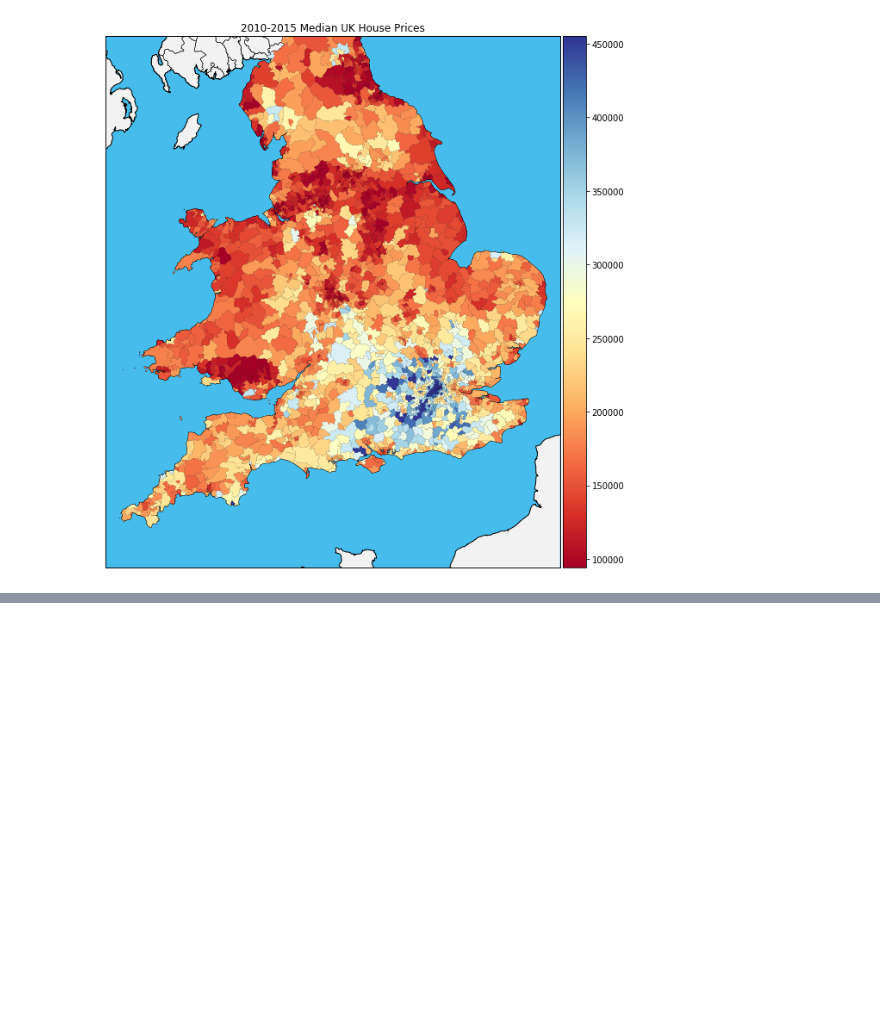
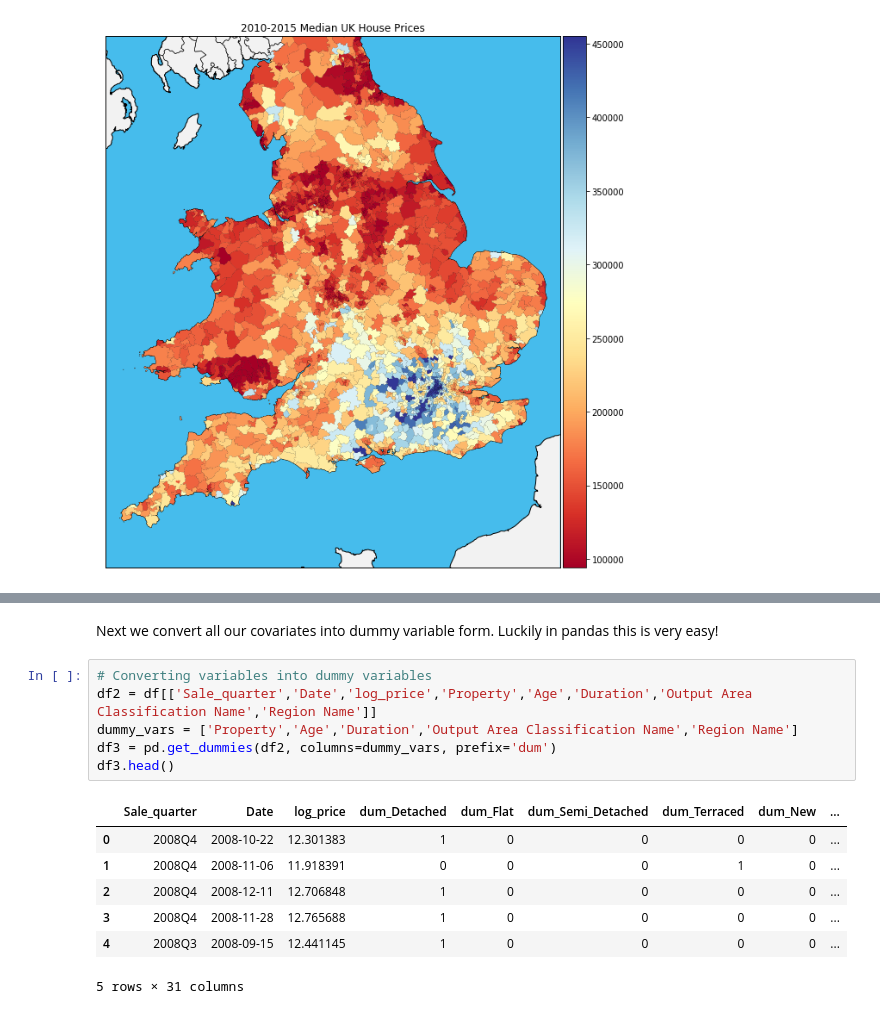
Before and after one commit to Cemlyn/UK-Housing-Market, a Jupyter notebook: House_Price_Index.ipynb, the cells around one changed output, grey strips where cells are left out. Cells and saved outputs as stored; diff of their text form; blank space fills up the shorter version.

```diff
--- a/House_Price_Index.ipynb
+++ b/House_Price_Index.ipynb
@@ -308,0 +349,16 @@ $$ \ln({value_p^t})= \beta_0^t + \sum{\beta_k^t x_{kp}}$$
+# %% [markdown]
+Next we convert all our covariates into dummy variable form. Luckily in pandas this is very easy!
+# %%
+# Converting variables into dummy variables
+df2 = df[['Sale_quarter','Date','log_price','Property','Age','Duration','Output Area Classification Name','Region Name']]
+dummy_vars = ['Property','Age','Duration','Output Area Classification Name','Region Name']
+df3 = pd.get_dummies(df2, columns=dummy_vars, prefix='dum')
+df3.head()
+# %% [output]
+|  | Sale_quarter | Date | log_price | dum_Detached | dum_Flat | dum_Semi_Detached | dum_Terraced | dum_New | ... |
+| 0 | 2008Q4 | 2008-10-22 | 12.301383 | 1 | 0 | 0 | 0 | 0 | ... |
+| 1 | 2008Q4 | 2008-11-06 | 11.918391 | 0 | 0 | 0 | 1 | 0 | ... |
+| 2 | 2008Q4 | 2008-12-11 | 12.706848 | 1 | 0 | 0 | 0 | 0 | ... |
+| 3 | 2008Q4 | 2008-11-28 | 12.765688 | 1 | 0 | 0 | 0 | 0 | ... |
+| 4 | 2008Q3 | 2008-09-15 | 12.441145 | 1 | 0 | 0 | 0 | 0 | ... |
+5 rows × 31 columns
```
Also changed, not shown: parts of 28 cells of this notebook.
